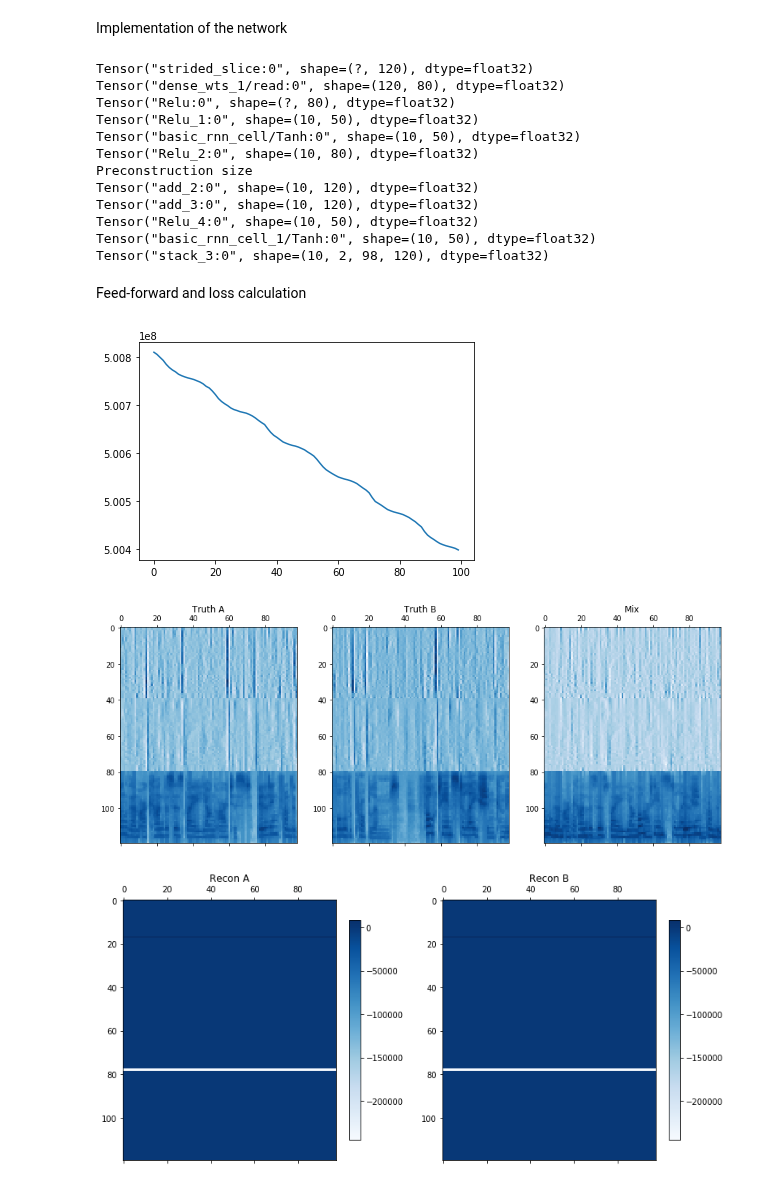
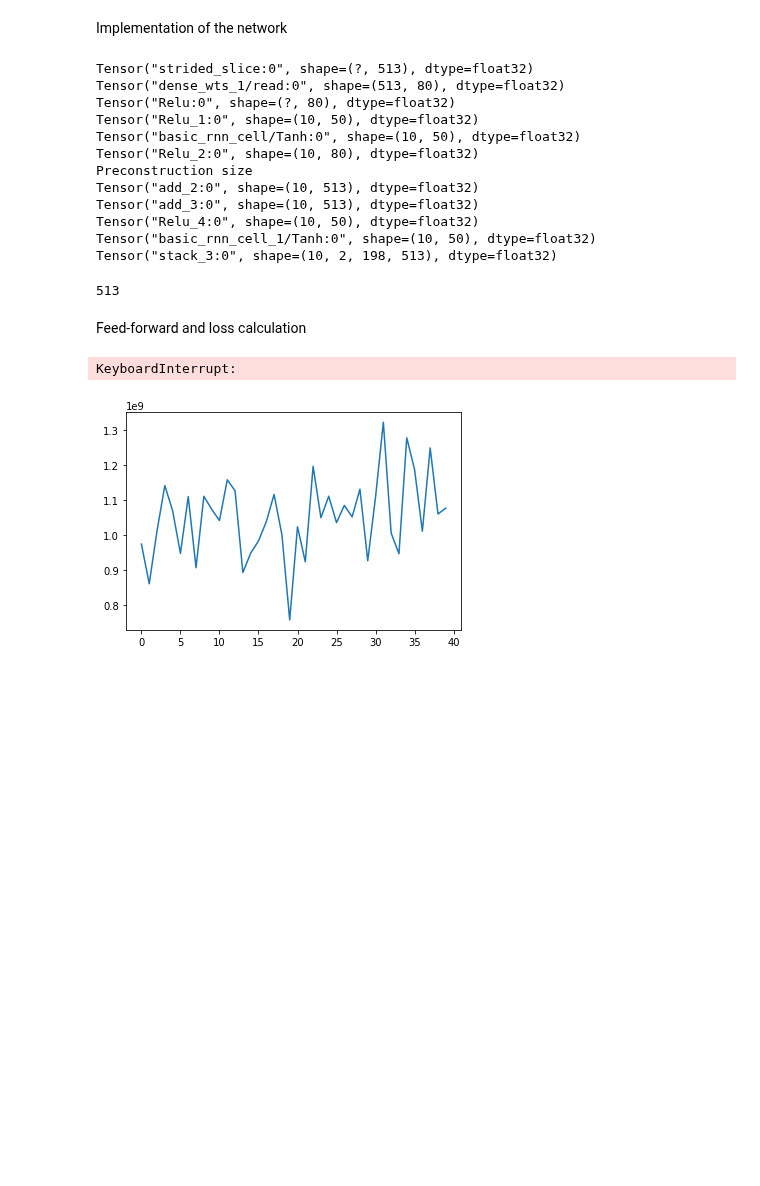
Before and after one commit to Lab41/Magnolia, a Jupyter notebook: sandbox/rnn-mask/mask-rnn.ipynb, the cells around one changed output. Cells and saved outputs as stored; diff of their text form; code cells hidden in the pictures; blank space fills up the shorter version.

```diff
--- a/sandbox/rnn-mask/mask-rnn.ipynb
+++ b/sandbox/rnn-mask/mask-rnn.ipynb
@@ -16,3 +18,12 @@ from utils.wav_iterator import wav_batches, wav_iterator
 
 audio_dir = os.environ['AUDIO_PATH']
+# %%
+sig_length = 200
+# not sure how to calculate size of frequency representation in advance
+stft_step = 256
+stft_len = 512
+freq_extent = stft_len // 2 + 1
+
+wavs = wav_iterator(audio_dir, sig_length=sig_length*stft_step)
+sb = stft_iterator(wavs, stft_len=stft_len, stft_step=stft_step, use_diffs=False, two_sided=False)
 # %%
@@ -60,12 +101,11 @@ for t, m in sb:
 Implementation of the network
 # %%
 batch_size = 10
-num_steps = 98
-input_shape = 120
+num_steps = sig_length - 2
+input_shape = freq_extent
 ff1_size = 80
 recurrent_size = 50
 ff2_size = 80
-
 
 tf.reset_default_graph()
 sess = tf.Session()
@@ -134,45 +174,50 @@ with sess.as_default():
     print(out_pair)
     loss = tf.reduce_mean(tf.squared_difference(out_pair, logmf_truth))
 # %% [output]
-Tensor("strided_slice:0", shape=(?, 120), dtype=float32)
-Tensor("dense_wts_1/read:0", shape=(120, 80), dtype=float32)
+Tensor("strided_slice:0", shape=(?, 513), dtype=float32)
+Tensor("dense_wts_1/read:0", shape=(513, 80), dtype=float32)
 Tensor("Relu:0", shape=(?, 80), dtype=float32)
 Tensor("Relu_1:0", shape=(10, 50), dtype=float32)
 Tensor("basic_rnn_cell/Tanh:0", shape=(10, 50), dtype=float32)
 Tensor("Relu_2:0", shape=(10, 80), dtype=float32)
 Preconstruction size
-Tensor("add_2:0", shape=(10, 120), dtype=float32)
-Tensor("add_3:0", shape=(10, 120), dtype=float32)
+Tensor("add_2:0", shape=(10, 513), dtype=float32)
+Tensor("add_3:0", shape=(10, 513), dtype=float32)
 Tensor("Relu_4:0", shape=(10, 50), dtype=float32)
 Tensor("basic_rnn_cell_1/Tanh:0", shape=(10, 50), dtype=float32)
-Tensor("stack_3:0", shape=(10, 2, 98, 120), dtype=float32)
+Tensor("stack_3:0", shape=(10, 2, 198, 513), dtype=float32)
+# %%
+input_shape
+# %% [output]
+513
 # %% [markdown]
 Feed-forward and loss calculation
 # %%
 # Unending iterator
-batches = wav_batches(batch_size, audio_dir)
+batches = batcher(sb, batch_size=batch_size)
 
 # Optimization loop
 with sess.as_default():
     tf.global_variables_initializer().run()
     optimizer = tf.train.GradientDescentOptimizer(0.001)
     descent_step = optimizer.minimize(loss)
     losses = []
     for truth, mix in islice(batches, 100):
         data = {logmf_features: mix,
                 logmf_truth: truth}
         descent_step.run(feed_dict=data)
         losses.append(loss.eval(feed_dict=data))
         if len(losses) % 10 == 0:
             IPython.display.clear_output(wait=True)
             plt.plot(range(len(losses)), losses)
             # pull out an example and plot it
             out_a_img = out_a[0].eval(feed_dict=data)
             out_b_img = out_b[0].eval(feed_dict=data)
-            plot_mix(truth[0, 0], truth[0, 1], mix[0])
-            plot_recons(out_a_img, out_b_img)
+            plot_mix(np.log(np.absolute(truth[0][0].real)),
+                     np.log(np.absolute(truth[0][1].real)),
+                     np.log(np.absolute(mix[0].real)))
+            plot_recons(out_a_img.real, out_b_img.real)
             plt.show()
 # %% [output]
+KeyboardInterrupt:
-[figure, old version]
+[figure, new version]
-[figure, removed]
-[figure, removed]
```
Also changed, not shown: parts of 3 cells of this notebook, 3 other files.
